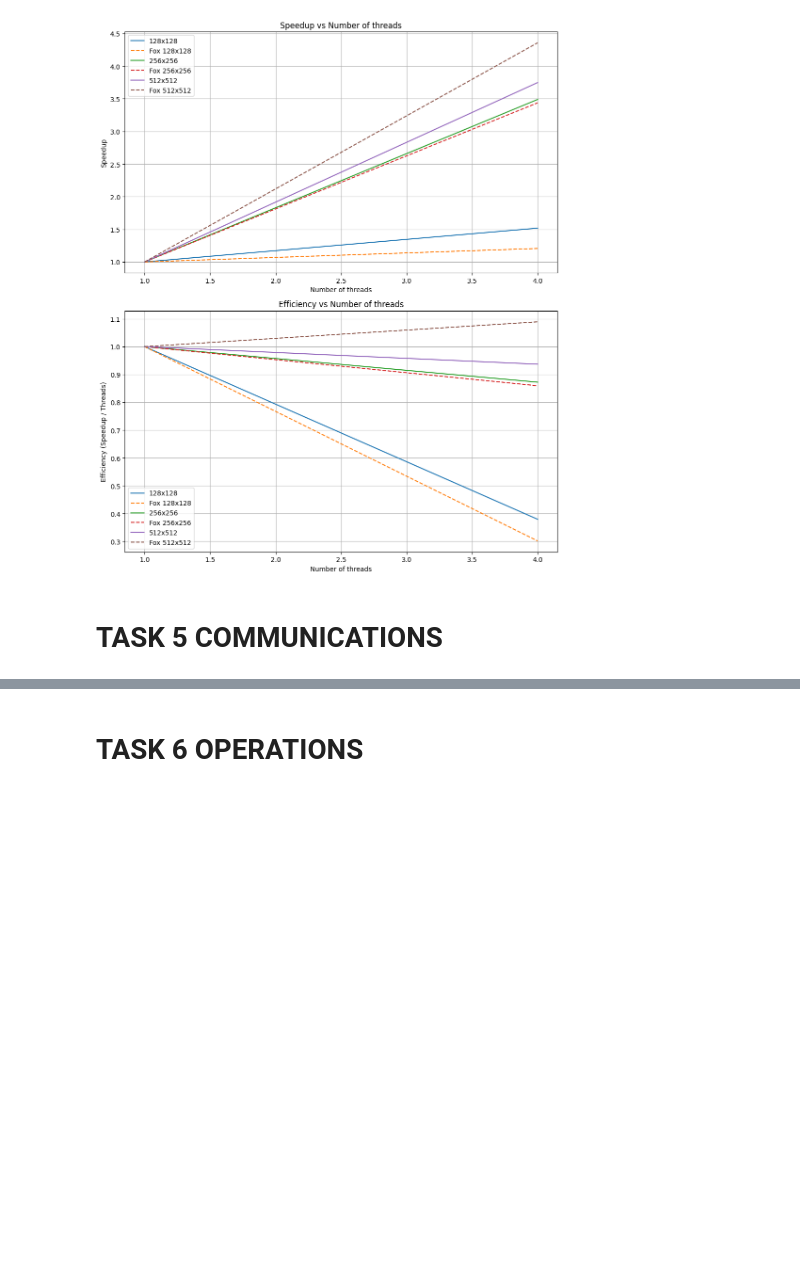
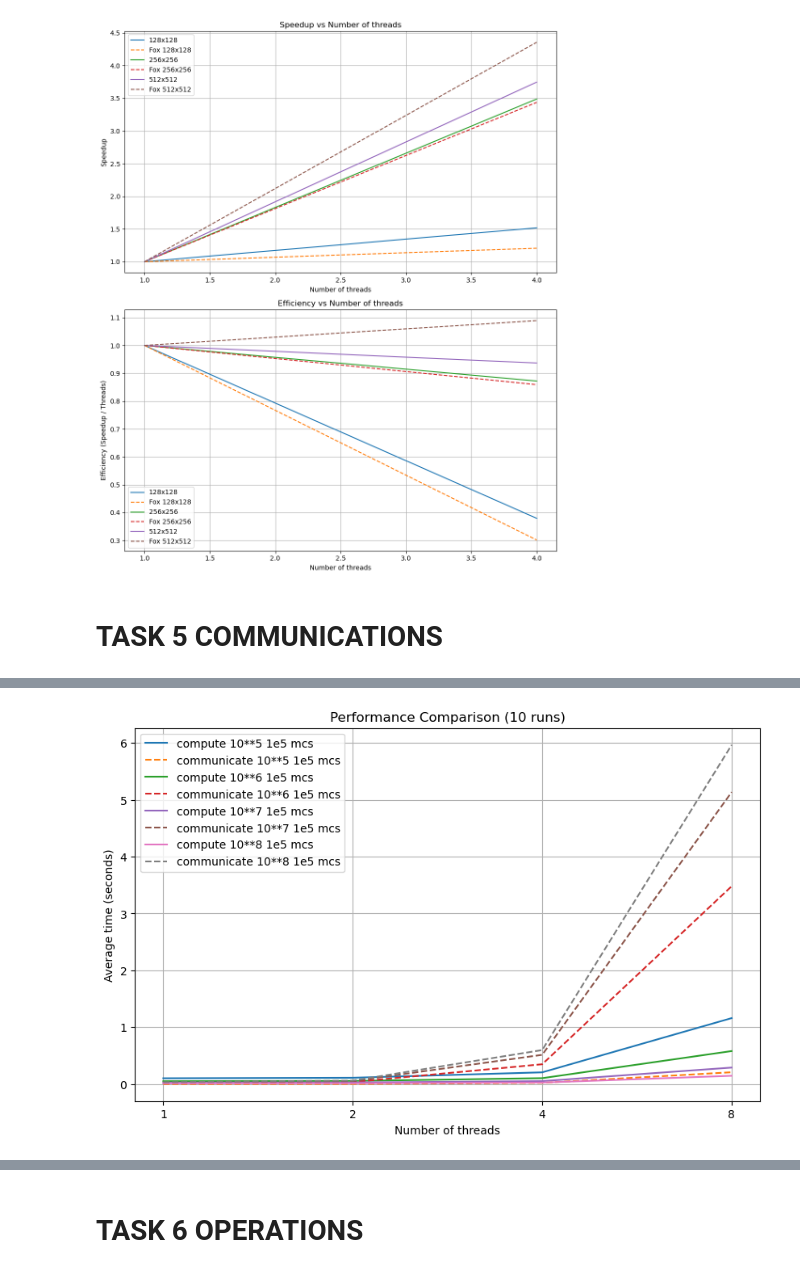
Before and after one commit to YukiTheKilla/supercomputers, a Jupyter notebook: MPI/plot.ipynb, the cells around one changed output, grey strips where cells are left out. Cells and saved outputs as stored; diff of their text form; code cells hidden in the pictures; blank space fills up the shorter version.

```diff
--- a/MPI/plot.ipynb
+++ b/MPI/plot.ipynb
@@ -574,0 +453,51 @@ plt.show()
+# %%
+# Данные
+data_sizes = ['10**5', '10**6', '10**7', '10**8']
+num_threads = ['1', '2', '4', '8']
+
+time_compute1e5 = [
+    [
+        0.101555, 0.110784, 0.206272, 1.16034  # Num cores: 1
+    ],
+    [
+        0.0508611, 0.0556212, 0.103565, 0.580569  # Num cores: 2
+    ],
+    [
+        0.0255102, 0.0278747, 0.0519135, 0.290242  # Num cores: 4
+    ],
+    [
+        0.0128175, 0.0139935, 0.0260739, 0.145779  # Num cores: 8
+    ]
+]
+
+# Среднее время без редукции (в секундах)
+time_communicate1e5 = [
+    [
+        0.00013014, 0.00176681, 0.0213047, 0.207739  # Num cores: 1
+    ],
+    [
+        0.00940133, 0.036224, 0.348542, 3.48001  # Num cores: 2
+    ],
+    [
+        0.0162344, 0.051953, 0.514456, 5.1355  # Num cores: 4
+    ],
+    [
+        0.0328542, 0.0609385, 0.598181, 5.96513  # Num cores: 8
+    ]
+]
+
+fig, ax = plt.subplots(figsize=(10, 6))
+
+for i, size in enumerate(data_sizes):
+    ax.plot(num_threads, time_compute1e5[i], label=f'compute {size} 1e5 mcs')
+    ax.plot(num_threads, time_communicate1e5[i], label=f'communicate {size} 1e5 mcs',  linestyle="--")
+
+ax.set_xlabel('Number of threads')
+ax.set_ylabel('Average time (seconds)')
+ax.set_title('Performance Comparison (10 runs)')
+ax.legend()
+
+plt.grid(True)
+plt.show()
+# %% [output]
+[figure, added]
```
Also changed, not shown: parts of 15 cells of this notebook, 14 other files.
